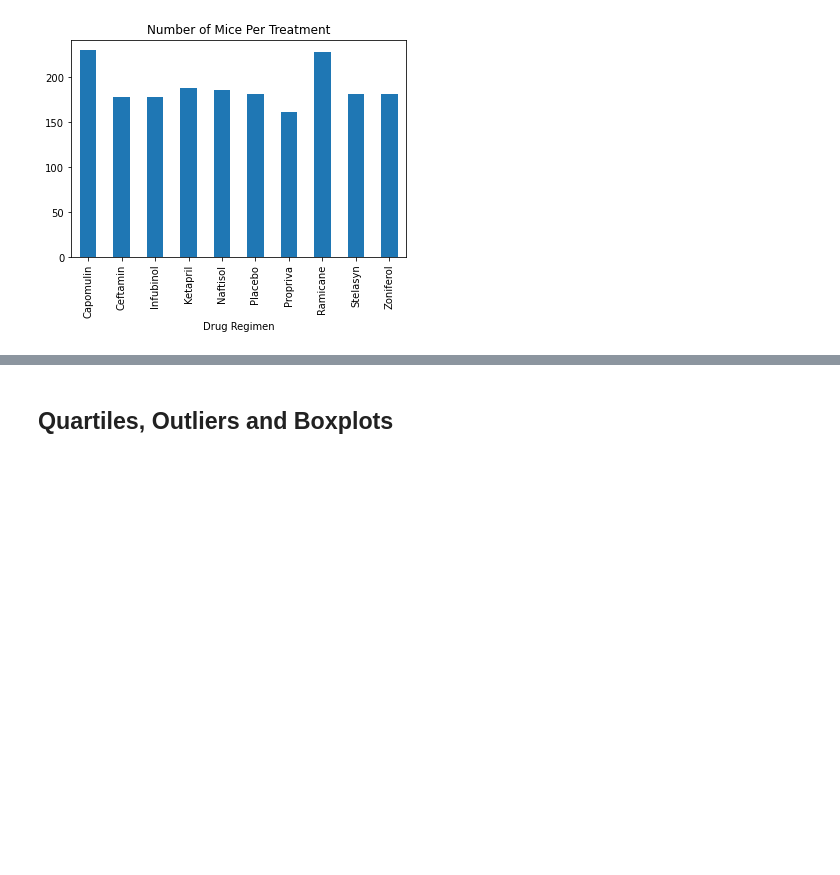
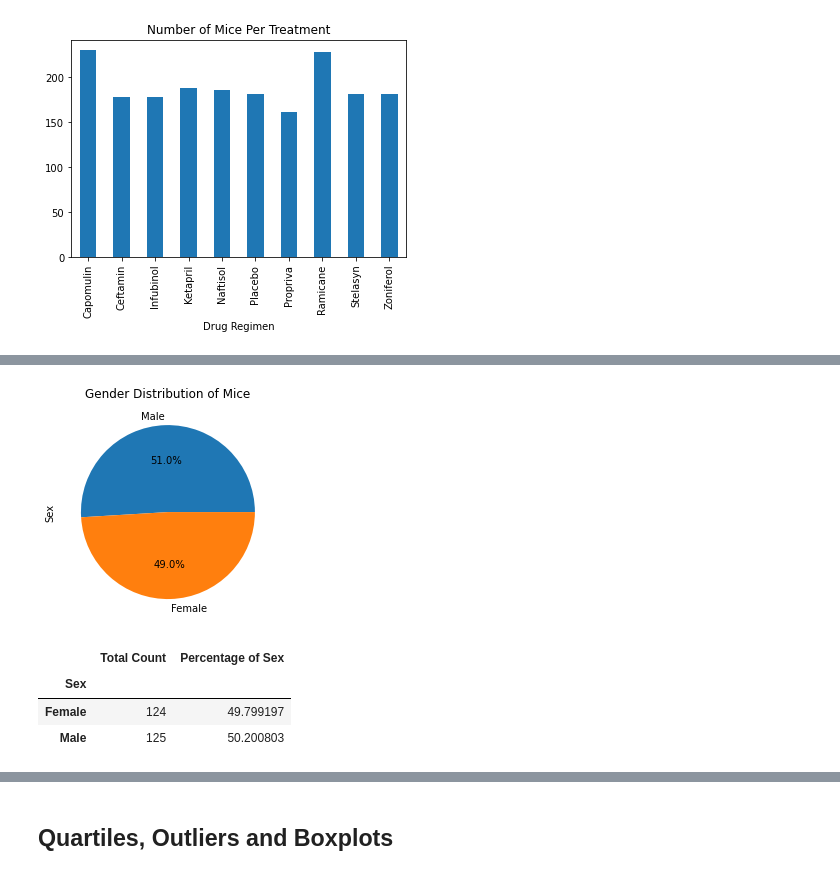
Before and after one commit to Eabuel15/matplotlib-challenge, a Jupyter notebook: Pymaceuticals/pymaceuticals_starter.ipynb, the cells around one changed output, grey strips where cells are left out. Drawn from its saved outputs; the diff is of its cells as text; code cells hidden in the pictures; blank space fills up the shorter version.

```diff
--- a/Pymaceuticals/pymaceuticals_starter.ipynb
+++ b/Pymaceuticals/pymaceuticals_starter.ipynb
@@ -120,4 +137,24 @@ Name: Mouse ID, dtype: int64
 # %%
 # Generate a pie plot showing the distribution of female versus male mice using pandas
+mice_gender = cleaned_df['Sex'].value_counts()
+plt.title('Gender Distribution of Mice')
+pie_plot = mice_gender.plot.pie(autopct= "%1.1f%%")
+plt.show()
+# %% [output]
+[figure, added]
+# %%
+groupby_gender = combined_data.groupby(['Mouse ID','Sex'])
+gender_df = pd.DataFrame(groupby_gender.size())
+
+mouse_gender = pd.DataFrame(gender_df.groupby(["Sex"]).count())
+mouse_gender.columns = ["Total Count"]
+
+mouse_gender["Percentage of Sex"] = (100*(mouse_gender["Total Count"]/mouse_gender["Total Count"].sum()))
+mouse_gender
+# %% [output]
+|  | Total Count | Percentage of Sex |
+| Sex |  |  |
+| Female | 124 | 49.799197 |
+| Male | 125 | 50.200803 |
 # %%
 # Generate a pie plot showing the distribution of female versus male mice using pyplot
```
Also changed, not shown: parts of 18 cells of this notebook, 1 other file.
